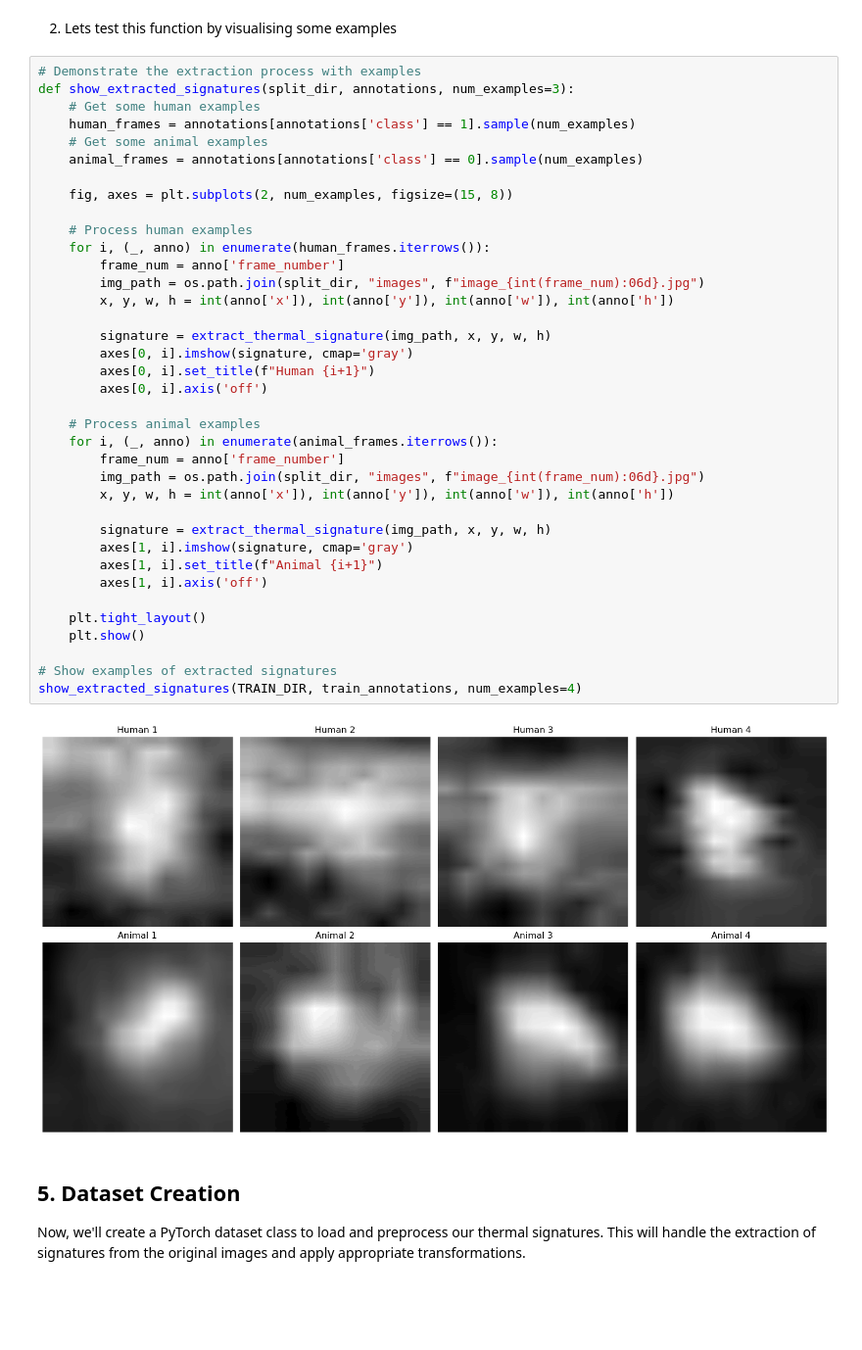
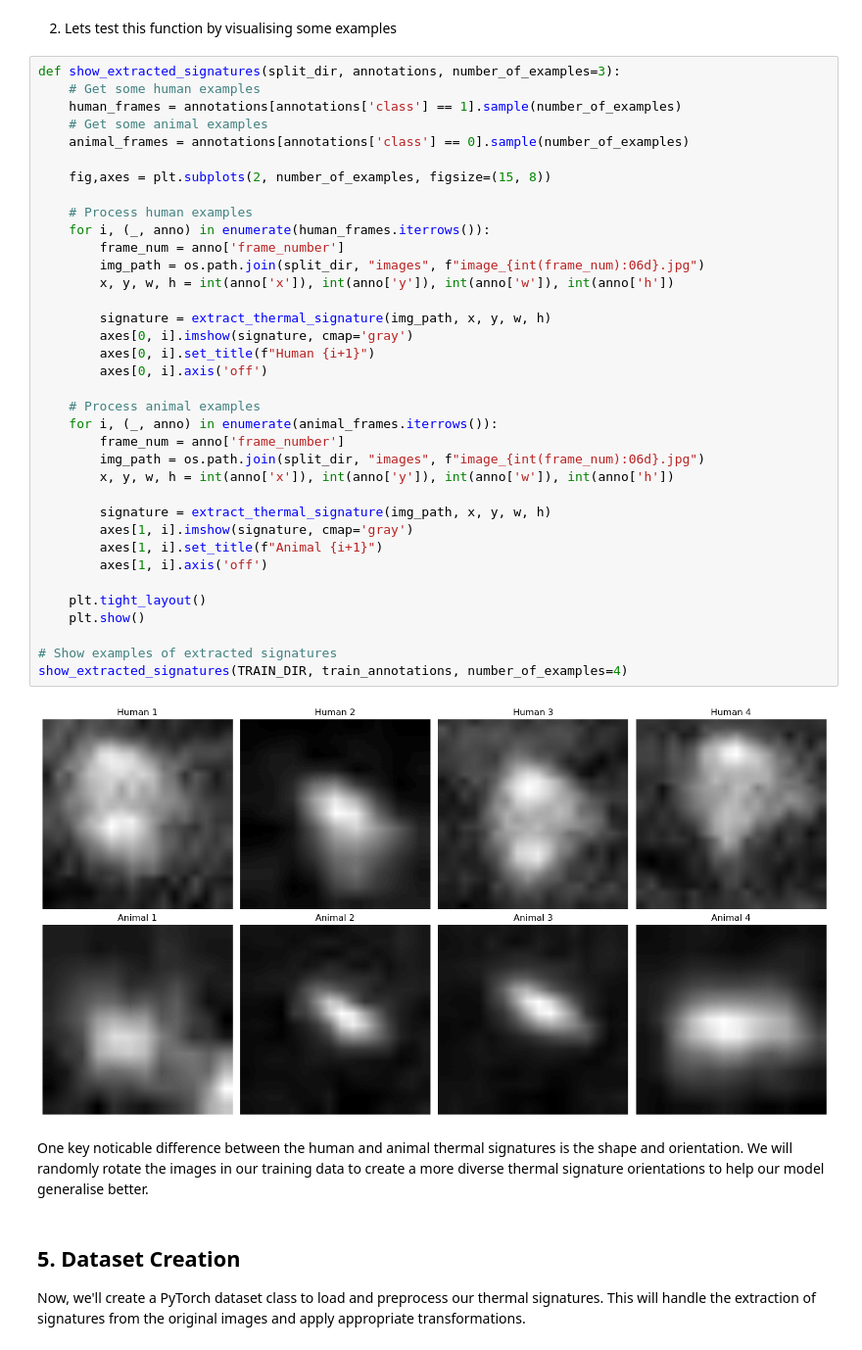
Before and after one commit to Seb7421/Thermal-Signature-Classification, a Jupyter notebook: thermal_signature_classification.ipynb, the cells around one changed output. Shown at 98% size. Cells and saved outputs as stored; diff of their text form; blank space fills up the shorter version.

```diff
--- a/thermal_signature_classification.ipynb
+++ b/thermal_signature_classification.ipynb
@@ -334,44 +323,45 @@ def extract_thermal_signature(img_path, x, y, w, h, target_size=(240, 240)):
 # %% [markdown]
 2. Lets test this function by visualising some examples
 # %%
-# Demonstrate the extraction process with examples
-def show_extracted_signatures(split_dir, annotations, num_examples=3):
+def show_extracted_signatures(split_dir, annotations, number_of_examples=3):
     # Get some human examples
-    human_frames = annotations[annotations['class'] == 1].sample(num_examples)
+    human_frames = annotations[annotations['class'] == 1].sample(number_of_examples)
     # Get some animal examples
-    animal_frames = annotations[annotations['class'] == 0].sample(num_examples)
+    animal_frames = annotations[annotations['class'] == 0].sample(number_of_examples)
 
-    fig, axes = plt.subplots(2, num_examples, figsize=(15, 8))
+    fig,axes = plt.subplots(2, number_of_examples, figsize=(15, 8))
 
     # Process human examples
     for i, (_, anno) in enumerate(human_frames.iterrows()):
         frame_num = anno['frame_number']
         img_path = os.path.join(split_dir, "images", f"image_{int(frame_num):06d}.jpg")
         x, y, w, h = int(anno['x']), int(anno['y']), int(anno['w']), int(anno['h'])
 
         signature = extract_thermal_signature(img_path, x, y, w, h)
         axes[0, i].imshow(signature, cmap='gray')
         axes[0, i].set_title(f"Human {i+1}")
         axes[0, i].axis('off')
 
     # Process animal examples
     for i, (_, anno) in enumerate(animal_frames.iterrows()):
         frame_num = anno['frame_number']
         img_path = os.path.join(split_dir, "images", f"image_{int(frame_num):06d}.jpg")
         x, y, w, h = int(anno['x']), int(anno['y']), int(anno['w']), int(anno['h'])
 
         signature = extract_thermal_signature(img_path, x, y, w, h)
         axes[1, i].imshow(signature, cmap='gray')
         axes[1, i].set_title(f"Animal {i+1}")
         axes[1, i].axis('off')
 
     plt.tight_layout()
     plt.show()
 
 # Show examples of extracted signatures
-show_extracted_signatures(TRAIN_DIR, train_annotations, num_examples=4)
+show_extracted_signatures(TRAIN_DIR, train_annotations, number_of_examples=4)
 # %% [output]
-[figure, old version]
+[figure, new version]
+# %% [markdown]
+One key noticable difference between the human and animal thermal signatures is the shape and orientation. We will randomly rotate the images in our training data to create a more diverse thermal signature orientations to help our model generalise better.
 # %% [markdown]
 <a id="dataset"></a>
 ## 5. Dataset Creation
```
Also changed, not shown: parts of 28 cells of this notebook.
